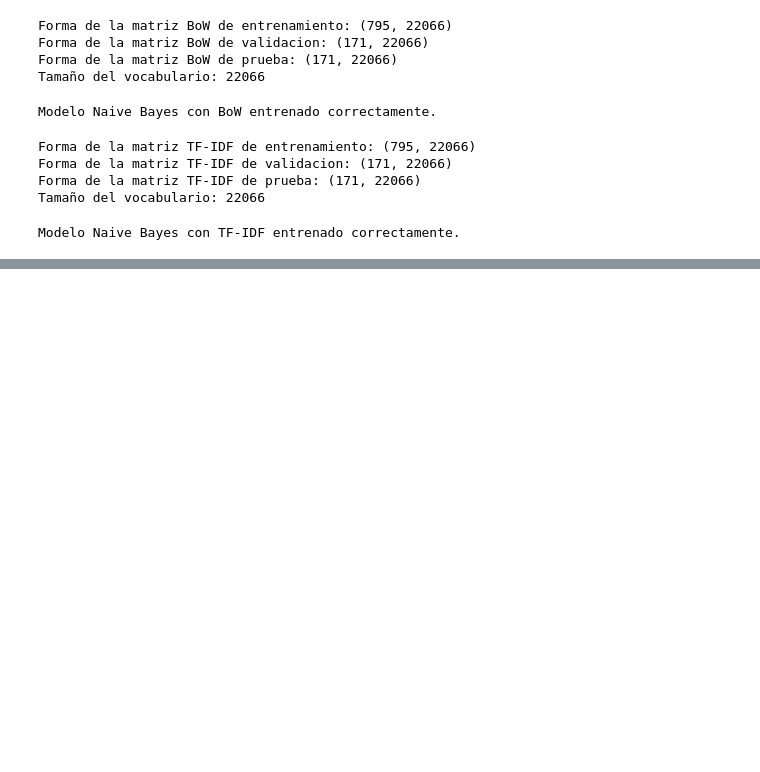
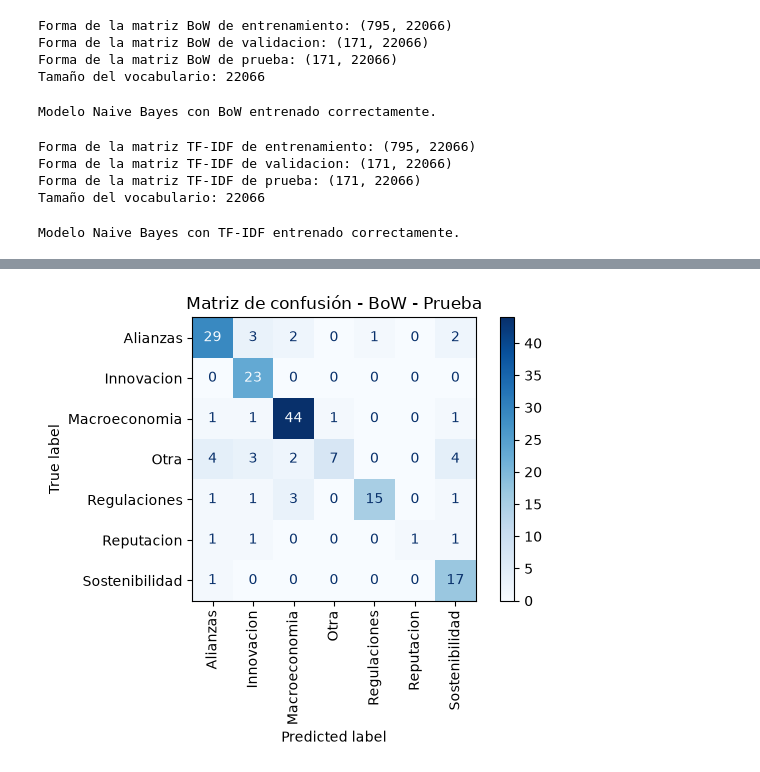
Before and after one commit to JuanDi37/Lab-3---NLP, a Jupyter notebook: Laboratorio#3 NLP.ipynb, the cells around one changed output, grey strips where cells are left out. Drawn from its saved outputs; the diff is of its cells as text; code cells hidden in the pictures; blank space fills up the shorter version.

```diff
--- a/Laboratorio#3 NLP.ipynb
+++ b/Laboratorio#3 NLP.ipynb
@@ -452,0 +824,27 @@ P(c) representa la probabilidad inicial de que una noticia pertenezca a una cate
+# %%
+#construimos la matriz de confusion final del modelo BoW
+#utilizamos ahora las predicciones realizadas sobre el conjunto de prueba
+#esto permite identificar las categorias que el modelo confunde en datos nuevos
+#las categorias se mantienen en el mismo orden utilizado anteriormente
+
+matriz_confusion_bow_prueba = confusion_matrix(
+    y_prueba,
+    pred_bow_prueba,
+    labels=categorias
+)
+
+disp_bow_prueba = ConfusionMatrixDisplay(
+    confusion_matrix=matriz_confusion_bow_prueba,
+    display_labels=categorias
+)
+
+disp_bow_prueba.plot(
+    xticks_rotation=90,
+    cmap="Blues"
+)
+
+plt.title("Matriz de confusión - BoW - Prueba")
+plt.tight_layout()
+plt.show()
+# %% [output]
+[figure, added]
```
Also changed, not shown: parts of 14 cells of this notebook.
